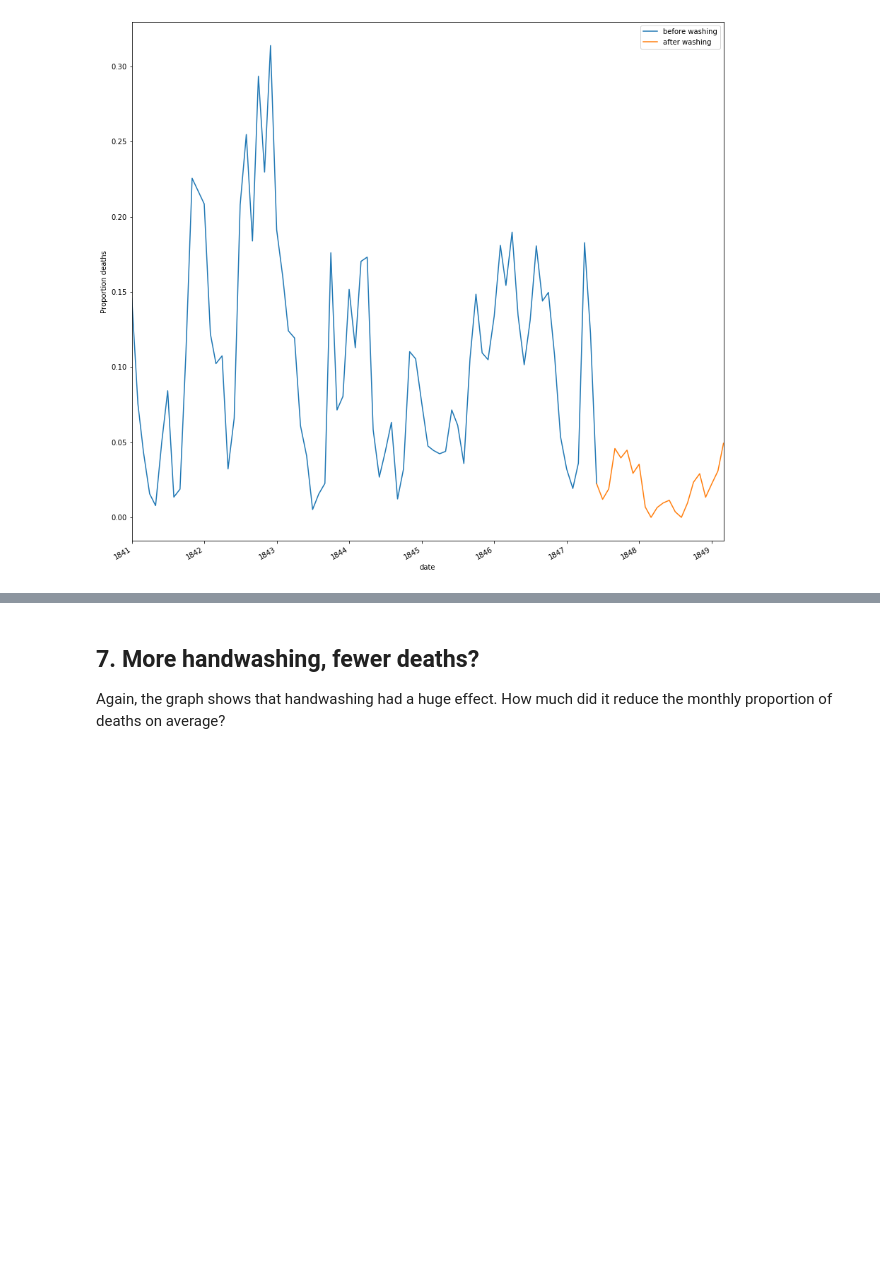
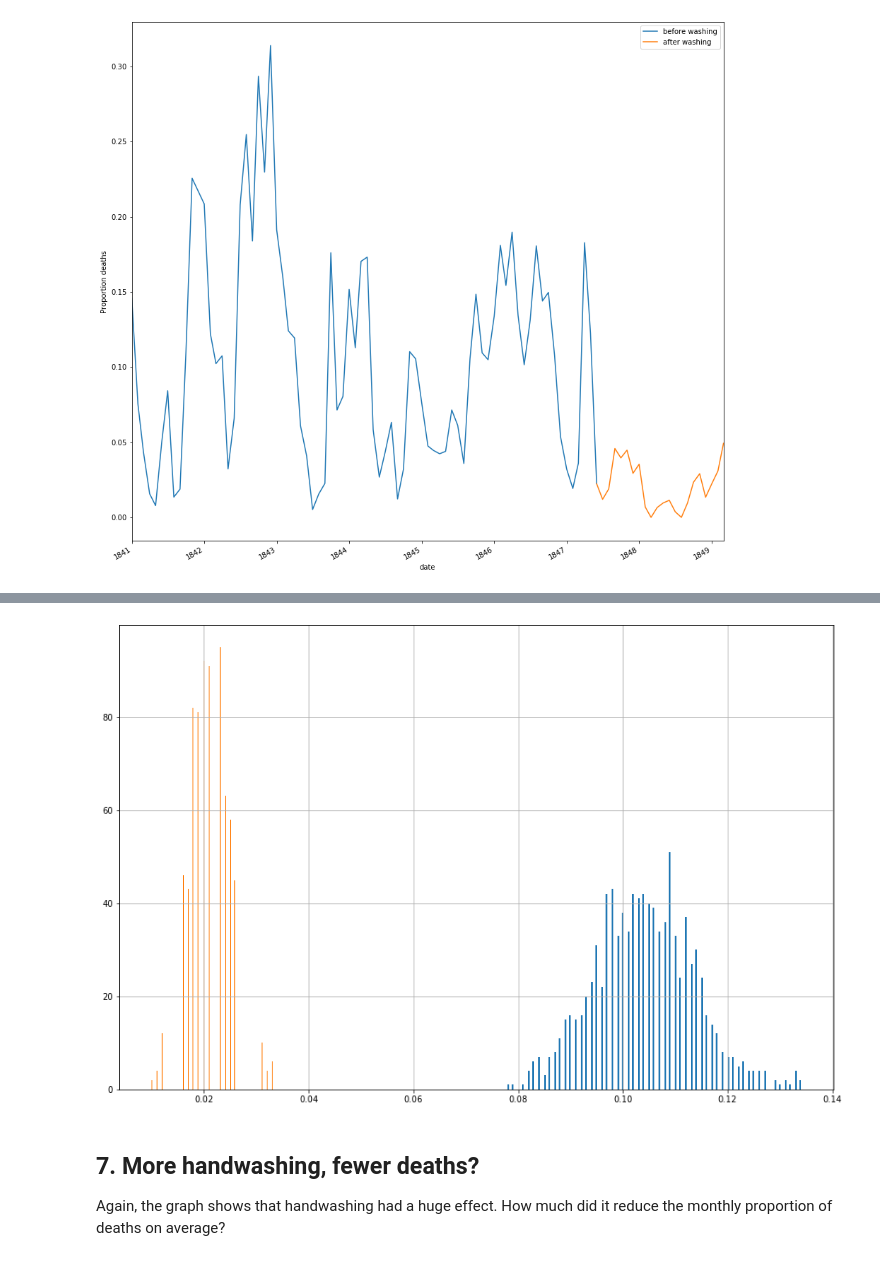
Before and after one commit to NagyKristof1997/eltecon-ds-class, a Jupyter notebook: Dr. Semmelweis and the Discovery of Handwashing/3_HF_Nagy_Kristóf.ipynb, the cells around one changed output, grey strips where cells are left out. Saved outputs shown, nothing was run; the diff lists cells and outputs as text; code cells hidden in the pictures; blank space fills up the shorter version.

```diff
--- a/Dr. Semmelweis and the Discovery of Handwashing/3_HF_Nagy_Kristóf.ipynb
+++ b/Dr. Semmelweis and the Discovery of Handwashing/3_HF_Nagy_Kristóf.ipynb
@@ -131,3 +176,12 @@ plt.show()
+# %%
+fig, ax = plt.subplots(figsize=(15,10))
+
+pd.Series(boot_before_bernouli_mean).hist(bins=200, ax=ax)
+pd.Series(boot_after_bernouli_mean).hist(bins=200, ax=ax)
+
+plt.show()
+# %% [output]
+[figure, added]
 # %% [markdown]
 ## 7. More handwashing, fewer deaths?
 <p>Again, the graph shows that handwashing had a huge effect. How much did it reduce the monthly proportion of deaths on average?</p>
```
Also changed, not shown: parts of 8 cells of this notebook.
